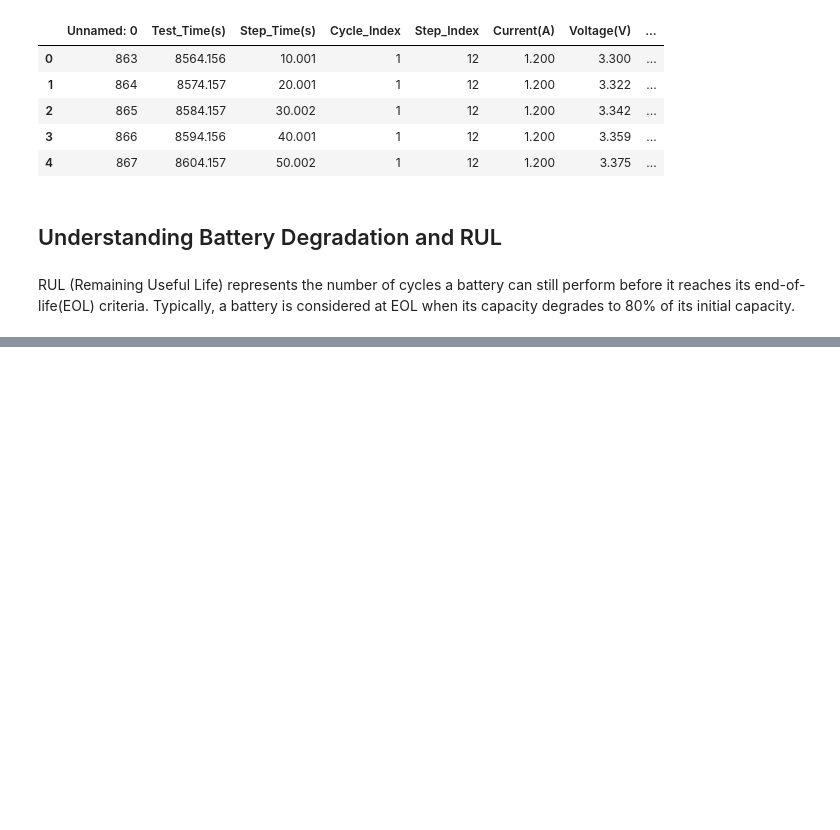
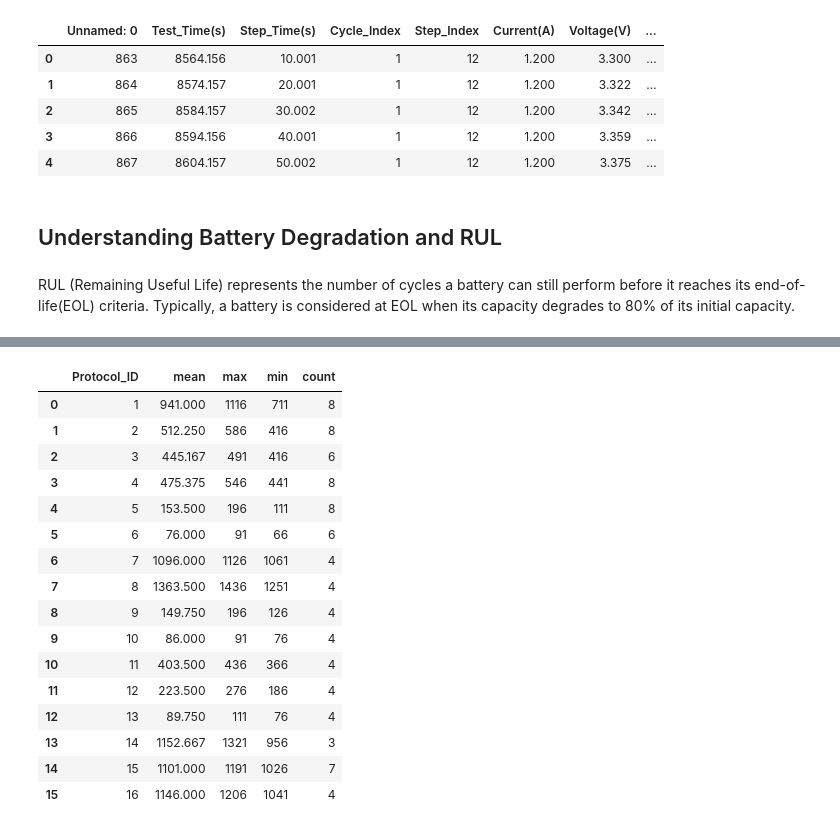
Before and after one commit to dniamsaard4codework/RUL_Project, a Jupyter notebook: notebook/data.ipynb, the cells around one changed output, grey strips where cells are left out. Drawn from its saved outputs; the diff is of its cells as text; code cells hidden in the pictures; blank space fills up the shorter version.

```diff
--- a/notebook/data.ipynb
+++ b/notebook/data.ipynb
@@ -137,0 +234,23 @@ battery_details = {
+# %%
+# Check protocol ID with highest cycle index
+protocol_cycle_counts = cycle_features.groupby(['Battery_ID','Protocol_ID'])['Cycle_Index'].max().reset_index()
+protocol_summary = protocol_cycle_counts.groupby('Protocol_ID')['Cycle_Index'].agg(['mean', 'max', 'min', 'count']).reset_index()
+protocol_summary
+# %% [output]
+|  | Protocol_ID | mean | max | min | count |
+| 0 | 1 | 941.000 | 1116 | 711 | 8 |
+| 1 | 2 | 512.250 | 586 | 416 | 8 |
+| 2 | 3 | 445.167 | 491 | 416 | 6 |
+| 3 | 4 | 475.375 | 546 | 441 | 8 |
+| 4 | 5 | 153.500 | 196 | 111 | 8 |
+| 5 | 6 | 76.000 | 91 | 66 | 6 |
+| 6 | 7 | 1096.000 | 1126 | 1061 | 4 |
+| 7 | 8 | 1363.500 | 1436 | 1251 | 4 |
+| 8 | 9 | 149.750 | 196 | 126 | 4 |
+| 9 | 10 | 86.000 | 91 | 76 | 4 |
+| 10 | 11 | 403.500 | 436 | 366 | 4 |
+| 11 | 12 | 223.500 | 276 | 186 | 4 |
+| 12 | 13 | 89.750 | 111 | 76 | 4 |
+| 13 | 14 | 1152.667 | 1321 | 956 | 3 |
+| 14 | 15 | 1101.000 | 1191 | 1026 | 7 |
+| 15 | 16 | 1146.000 | 1206 | 1041 | 4 |
```
Also changed, not shown: parts of 8 cells of this notebook.
